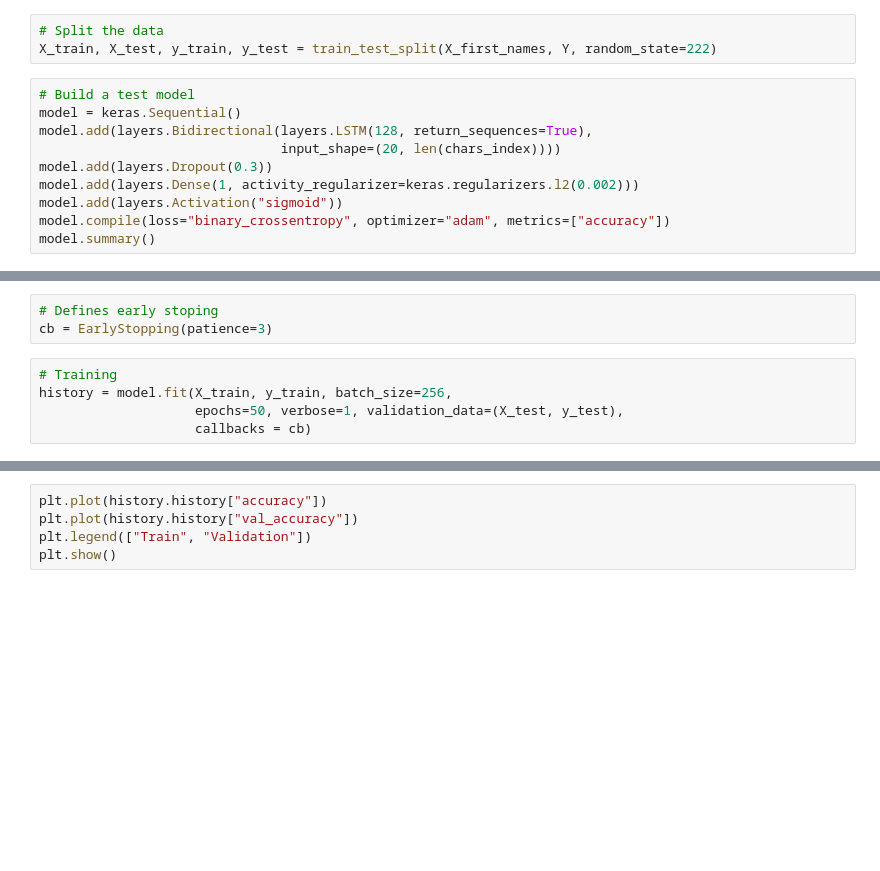
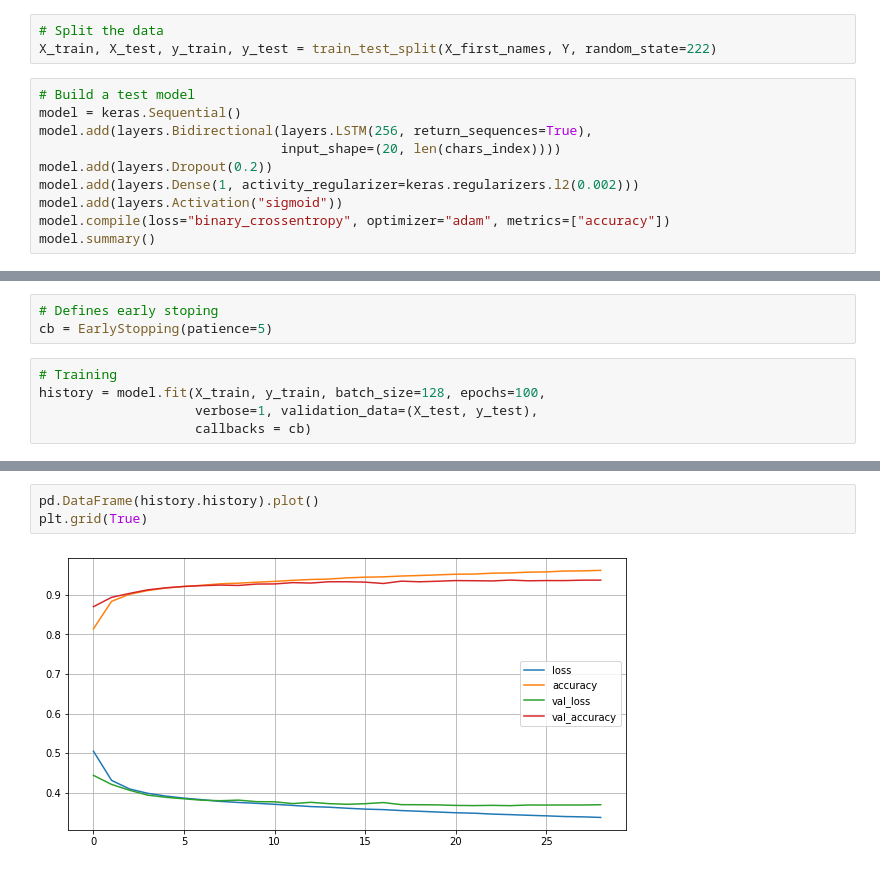
Before and after one commit to meirelesff/ml-genderBR, a Jupyter notebook: notebooks/2_lstm.ipynb, the cells around one changed output, grey strips where cells are left out. Drawn from its saved outputs; the diff is of its cells as text; blank space fills up the shorter version.

Commit message:
Set model params for gridsearch

```diff
--- a/notebooks/2_lstm.ipynb
+++ b/notebooks/2_lstm.ipynb
@@ -66,9 +66,9 @@ X_train, X_test, y_train, y_test = train_test_split(X_first_names, Y, random_sta
 # %%
 # Build a test model
 model = keras.Sequential()
-model.add(layers.Bidirectional(layers.LSTM(128, return_sequences=True),
+model.add(layers.Bidirectional(layers.LSTM(256, return_sequences=True),
                                input_shape=(20, len(chars_index))))
-model.add(layers.Dropout(0.3))
+model.add(layers.Dropout(0.2))
 model.add(layers.Dense(1, activity_regularizer=keras.regularizers.l2(0.002)))
 model.add(layers.Activation("sigmoid"))
 model.compile(loss="binary_crossentropy", optimizer="adam", metrics=["accuracy"])
@@ -76,8 +93,8 @@ model.summary()
 # %%
 # Defines early stoping
-cb = EarlyStopping(patience=3)
+cb = EarlyStopping(patience=5)
 # %%
 # Training
-history = model.fit(X_train, y_train, batch_size=256,
-                    epochs=50, verbose=1, validation_data=(X_test, y_test),
+history = model.fit(X_train, y_train, batch_size=128, epochs=100,
+                    verbose=1, validation_data=(X_test, y_test),
                     callbacks = cb)
@@ -84,5 +119,5 @@ history = model.fit(X_train, y_train, batch_size=256,
-# %%
-plt.plot(history.history["accuracy"])
-plt.plot(history.history["val_accuracy"])
-plt.legend(["Train", "Validation"])
-plt.show()
+# %%
+pd.DataFrame(history.history).plot()
+plt.grid(True)
+# %% [output]
+[figure, added]
```
Also changed, not shown: parts of 2 cells of this notebook, 3 other files.
